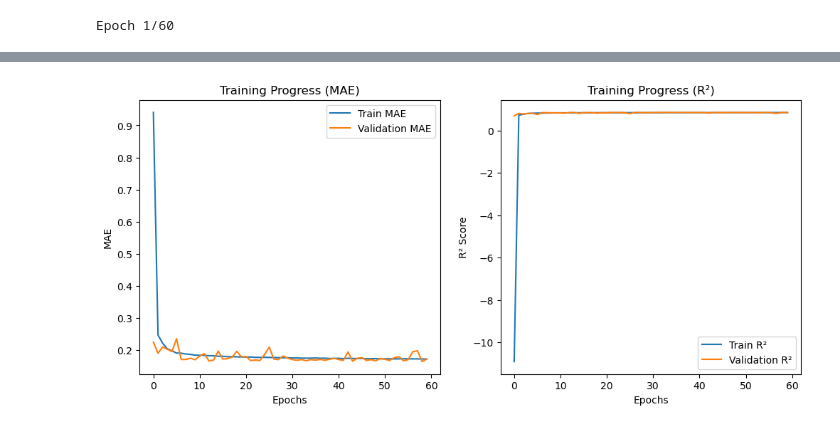
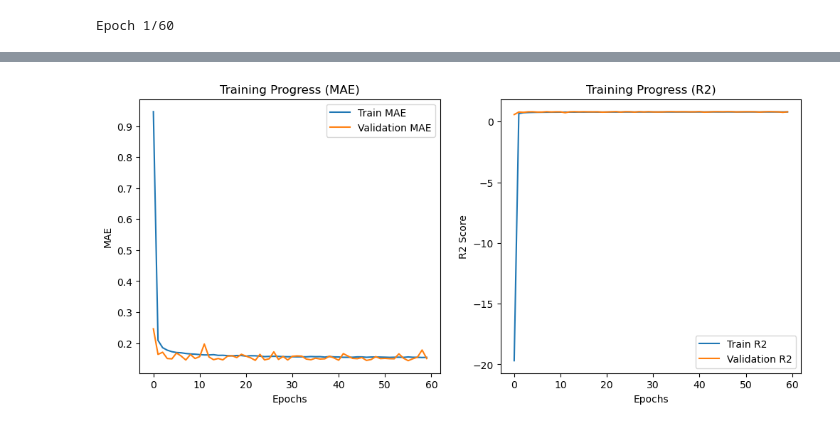
Before and after one commit to bbousquette1/IDX-Exchange-DS16-Winter2025, a Jupyter notebook: Claire_ML.ipynb, the cells around one changed output, grey strips where cells are left out. Cells and saved outputs as stored; diff of their text form; code cells hidden in the pictures.

```diff
--- a/Claire_ML.ipynb
+++ b/Claire_ML.ipynb
@@ -165,3 +144,12 @@ def fill_missing(df):
+# %%
+def drop_outliers(df):
+    copy = df.copy()
+    iqr = np.percentile(df['ClosePrice'], 75) - np.percentile(df['ClosePrice'], 25)
+    cutoff = df['ClosePrice'].median() + 1.5 * iqr
+    copy['outlier'] = copy['ClosePrice'] > cutoff
+    copy = copy[copy['outlier'] == False]
+    copy = copy.drop(columns='outlier')
+    return copy
 # %%
 def engineer_schools(df):
     copy = df.copy()
@@ -182,25 +170,13 @@ def numerate_features(df):
         output[col] = output[col].fillna(0).astype(int)
     output['extra_features'] = output[extra_features].sum(axis=1)
     output = output.drop(columns=extra_features)
-
-    def numerate_levels(x):
-        if pd.isna(x):
-            return 1.3
-        if 'One' in x:
-            return 1
-        if 'Two' in x:
-            return 2
-        if 'Three' in x:
-            return 3
-        return 1.3
-    output['Levels'] = output['Levels'].transform(numerate_levels)
     return output
 
 def engineer_postal_code(df):
     copy = df.copy()
     def cut_off(value):
         if len(value) > 5:
-            return int(value[:4]) # if the postal code is in the form XXXXX-XXXX, cut off the second part
+            return int(value[:5]) # if the postal code is in the form XXXXX-XXXX, cut off the second part
         return int(value)
     copy['PostalCode'] = copy['PostalCode'].transform(cut_off)
     return copy
@@ -217,6 +193,7 @@ def preprocess(df):
     output = engineer_schools(output)
     output = numerate_features(output)
     output = engineer_postal_code(output)
+    output = drop_outliers(output)
     output = log_scale(output, ['January', 'median_sale_price', 'ClosePrice'])
     return output
 # %%
@@ -260,7 +237,10 @@ extra_features           0
 dtype: int64
 # %%
 final_features = ['DaysOnMarket', 'BedroomsTotal', 'BathroomsTotalInteger', 'YearBuilt',
-                  'LivingArea', 'January', 'median_sale_price', 'total_schools', 'Levels', 'extra_features']
+                  'LivingArea', 'total_schools', 'Stories', 'extra_features', 'January', 'median_sale_price']
+
+# drop an outlier
+cleaned_df = cleaned_df.drop(cleaned_df[cleaned_df['ClosePrice'] == cleaned_df['ClosePrice'].max()].index)
 X = cleaned_df[final_features]
 y = cleaned_df['ClosePrice']
 
@@ -351,7 +327,9 @@ model = Sequential([
     Dense(16, activation='relu'),
     BatchNormalization(),
     Dense(32, activation='relu'),
-    Dropout(0.2),
+    Dense(64, activation='relu'),
+    Dropout(0.25),
+    Dense(32, activation='relu'),
     Dense(32, activation='relu'),
     Dense(16, activation='relu'),
     Dense(16, activation='relu'),
@@ -360,14 +338,19 @@ model = Sequential([
 
 # Compile model with R² and MAE
 optimizer = Adam(learning_rate=0.001)
-model.compile(optimizer=optimizer, loss=mape_loss, metrics=['mae', r2_score, mape_loss])
+model.compile(optimizer=optimizer, loss='mae', metrics=['mae', r2_score])
 
 # Train model
 history = model.fit(X_train, y_train, validation_data=(X_test, y_test), epochs=60, batch_size=32, verbose=1)
 
 # Evaluate
-loss, mae, r2, mape = model.evaluate(X_test, y_test)
-print(f"Final MAE: {mae:.2f}")
+loss, mae, r2 = model.evaluate(X_test, y_test)
+predictions = np.expm1(model.predict(X_test)).ravel()
+actual = np.expm1(y_test).to_numpy()
+real_mae = np.abs(actual - predictions).mean()
+mape = np.abs((actual - predictions) / actual).mean() * 100
+
+print(f"Final MAE: {real_mae}")
 print(f"Final R2: {r2:.2f}")
 print(f"Final MAPE: {mape:.2f}")
 
@@ -413 +396 @@ Final MAPE: 1.34
-[figure, old version]
+[figure, new version]
```
Also changed, not shown: parts of 12 cells of this notebook, 2 other files.
